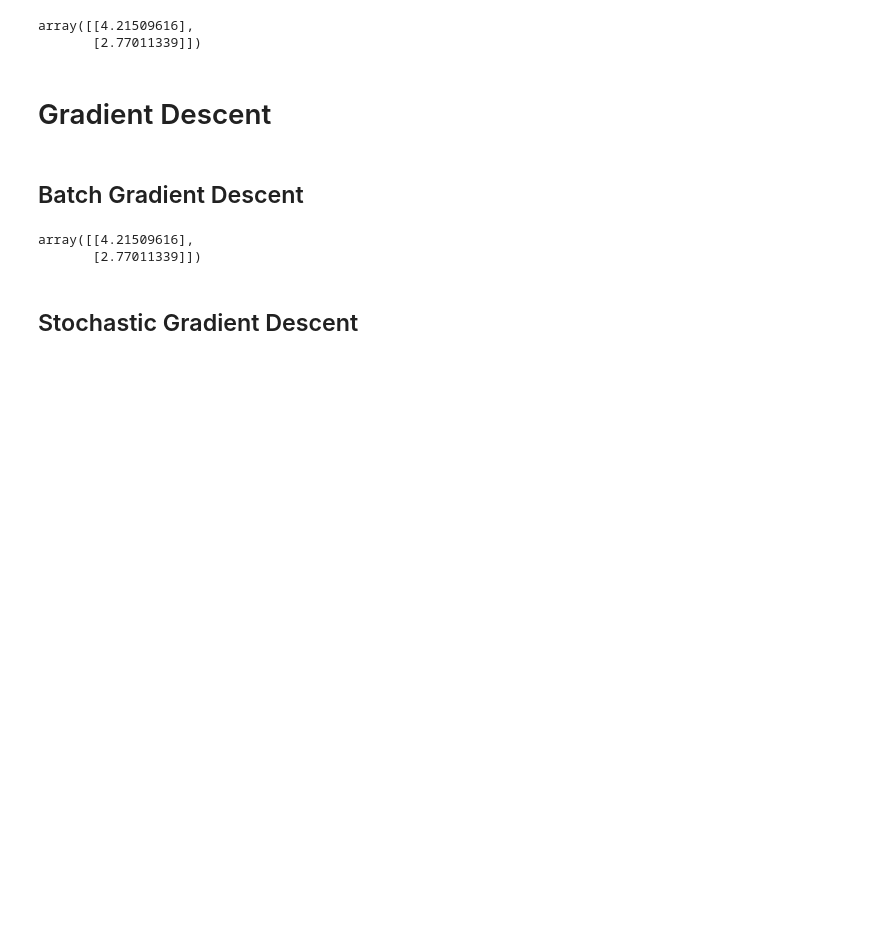
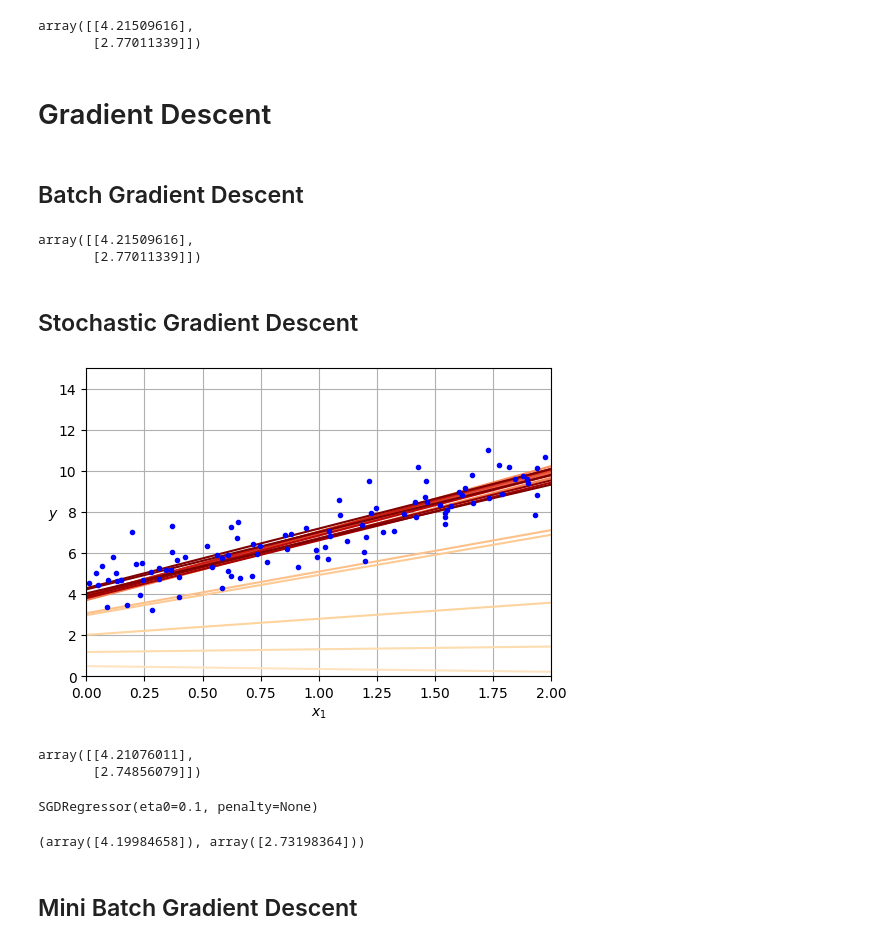
Before and after one commit to rishv1912/hands-on-ml, a Jupyter notebook: Training model/Normal_equation-Gradient_descent.ipynb, the cells around one changed output. Saved outputs shown, nothing was run; the diff lists cells and outputs as text; code cells hidden in the pictures; blank space fills up the shorter version.

```diff
--- a/Training model/Normal_equation-Gradient_descent.ipynb
+++ b/Training model/Normal_equation-Gradient_descent.ipynb
@@ -99,12 +99,63 @@ array([[4.21509616],
        [2.77011339]])
 # %% [markdown]
 ## Stochastic Gradient Descent
+# %%
+theta_path_sgd = []
 # %%
+
+import matplotlib as mpl
+
 n_epochs = 50
 t0,t1 = 5,50
 
 def learning_schedule(t):
     return t0/(t+t1)
 
 np.random.seed(42)
 theta =np.random.randn(2,1)
+
+n_shown = 20
+plt.figure(figsize = (6,4))
+
+
+for epoch in range(n_epochs):
+    for iteration in range(m):
+        if epoch == 0 and iteration < n_shown:
+            y_predict = X_new_b @ theta
+            color = mpl.colors.rgb2hex(plt.cm.OrRd(iteration / n_shown + 0.15))
+            plt.plot(X_new, y_predict, color=color)
+        random_index = np.random.randint(m)
+        xi = X_b[random_index : random_index +1]
+        yi = y[random_index : random_index +1]
+        gradients = 2*xi.T @ (xi @ theta - yi)
+        eta = learning_schedule(epoch * m + iteration)
+        theta = theta - eta * gradients
+        theta_path_sgd.append(theta)
+
+plt.plot(X,y,"b.")
+plt.xlabel("$x_1$")
+plt.ylabel("$y$",rotation =0)
+plt.axis([0,2,0,15])
+plt.grid()
+plt.savefig("sgd_plot")
+plt.show()
+# %% [output]
+[figure, added]
+# %%
+theta
+# %% [output]
+array([[4.21076011],
+       [2.74856079]])
+# %%
+from sklearn.linear_model import SGDRegressor
+
+sgd_reg = SGDRegressor(max_iter=1000,tol = 1e-3,penalty=None,eta0 =0.1)
+sgd_reg.fit(X,y.ravel())
+# %% [output]
+SGDRegressor(eta0=0.1, penalty=None)
+# %%
+sgd_reg.intercept_,sgd_reg.coef_
+# %% [output]
+(array([4.19984658]), array([2.73198364]))
+# %% [markdown]
+## Mini Batch Gradient Descent
```
Also changed, not shown: 1 other file.
